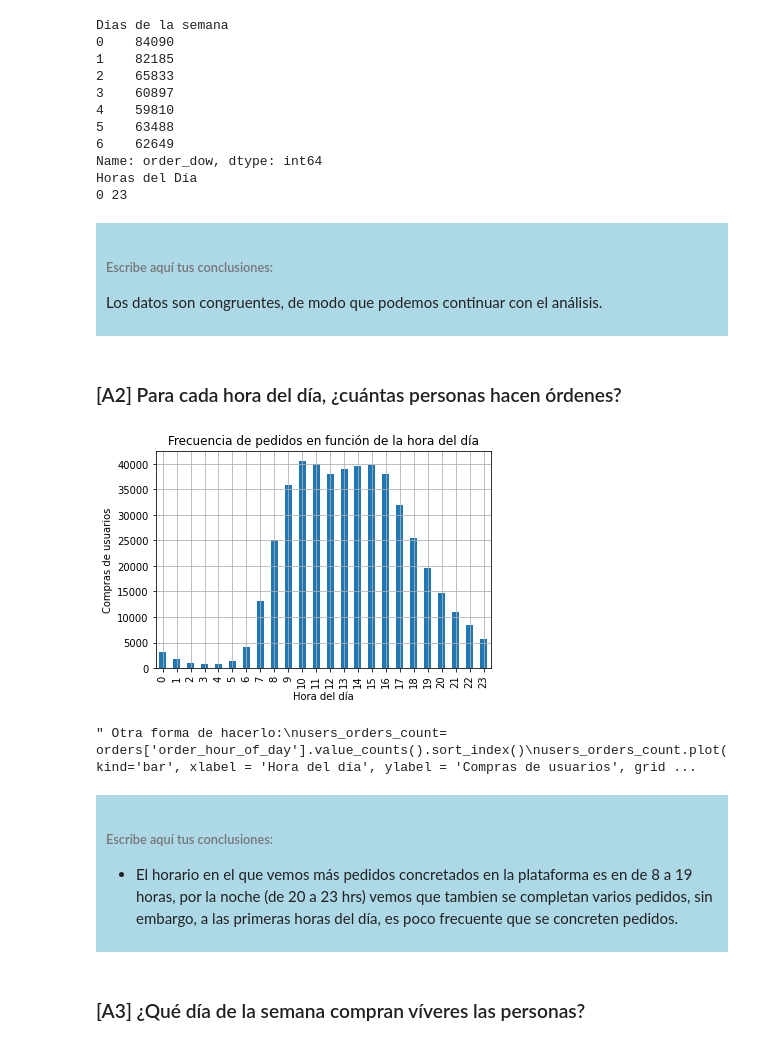
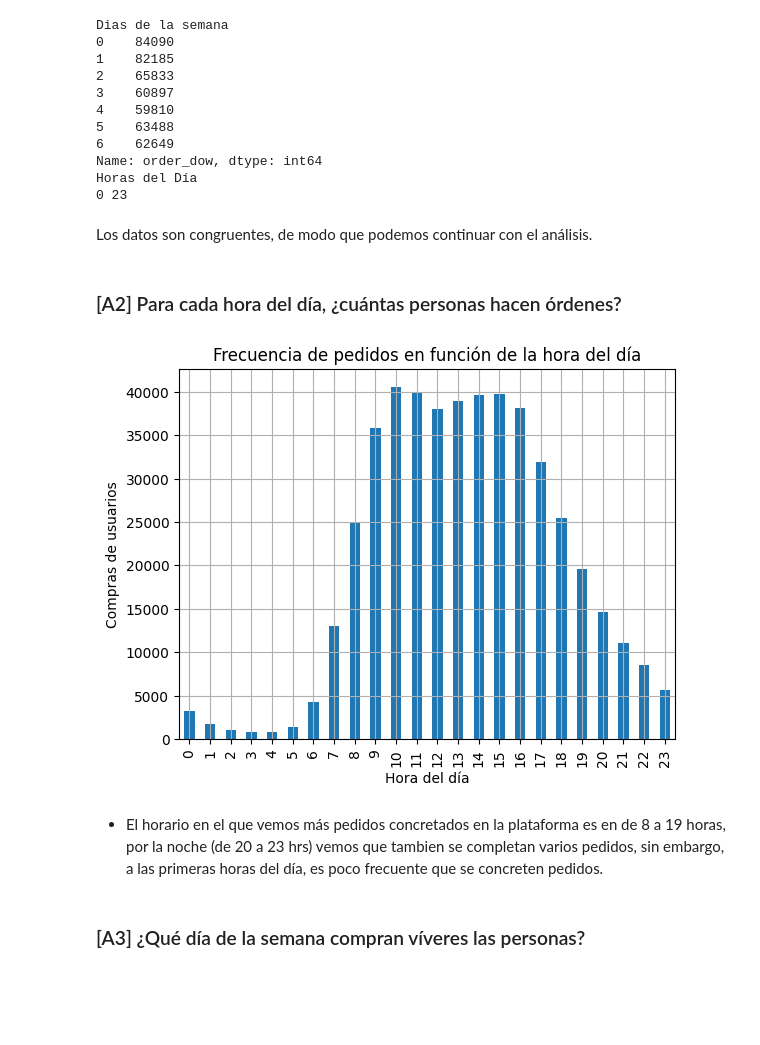
Before and after one commit to AlBerth-Dev/Instacart-Data-Wrangling, a Jupyter notebook: notebooks/EDA_instacart.ipynb, the cells around one changed output. Drawn from its saved outputs; the diff is of its cells as text; code cells hidden in the pictures; blank space fills up the shorter version.

```diff
--- a/notebooks/EDA_instacart.ipynb
+++ b/notebooks/EDA_instacart.ipynb
@@ -55,8 +50,8 @@ import pandas as pd
 from matplotlib import pyplot as plt
 # %%
 # leer conjuntos de datos en los DataFrames
-orders = pd.read_csv('/datasets/instacart_orders.csv', sep = ';')
-products = pd.read_csv('/datasets/products.csv',sep = ';')
-aisles = pd.read_csv('/datasets/aisles.csv',sep = ';')
-departments = pd.read_csv('/datasets/departments.csv',sep = ';')
-order_products = pd.read_csv('/datasets/order_products.csv',sep = ';')
+orders = pd.read_csv('../datasets/instacart_orders.csv', sep = ';')
+products = pd.read_csv('../datasets/products.csv',sep = ';')
+aisles = pd.read_csv('../datasets/aisles.csv',sep = ';')
+departments = pd.read_csv('../datasets/departments.csv',sep = ';')
+order_products = pd.read_csv('../datasets/order_products.csv',sep = ';')
@@ -794,33 +687,18 @@ Name: order_dow, dtype: int64
 Horas del Día
 0 23
 # %% [markdown]
-<div style="background-color: lightblue; padding: 10px;">
-<h6>Escribe aquí tus conclusiones:</h6>
-
 Los datos son congruentes, de modo que podemos continuar con el análisis.
-</div>
 # %% [markdown]
 ### [A2] Para cada hora del día, ¿cuántas personas hacen órdenes?
 # %%
 users_count = orders.groupby('order_hour_of_day')['user_id'].count()
 users_count.plot(kind='bar', xlabel = 'Hora del día', ylabel = 'Compras de usuarios', grid = True)
 plt.title('Frecuencia de pedidos en función de la hora del día')
 plt.show()
-''' Otra forma de hacerlo:
-users_orders_count= orders['order_hour_of_day'].value_counts().sort_index()
-users_orders_count.plot(kind='bar', xlabel = 'Hora del día', ylabel = 'Compras de usuarios', grid = True)
-plt.title('Frecuencia de pedidos en función de la hora del día')
-plt.show()
-'''
 # %% [output]
-[figure, old version]
+[figure, new version]
-" Otra forma de hacerlo:\nusers_orders_count= orders['order_hour_of_day'].value_counts().sort_index()\nusers_orders_count.plot(kind='bar', xlabel = 'Hora del día', ylabel = 'Compras de usuarios', grid ...
 # %% [markdown]
-<div style="background-color: lightblue; padding: 10px;">
-<h6>Escribe aquí tus conclusiones:</h6>
-
 - El horario en el que vemos más pedidos concretados en la plataforma es en de 8 a 19 horas, por la noche (de 20 a 23 hrs) vemos que tambien se completan varios pedidos, sin embargo, a las primeras horas del día, es poco frecuente que se concreten pedidos.
-</div>
 # %% [markdown]
 ### [A3] ¿Qué día de la semana compran víveres las personas?
 # %%
```
Also changed, not shown: parts of 84 cells of this notebook.
